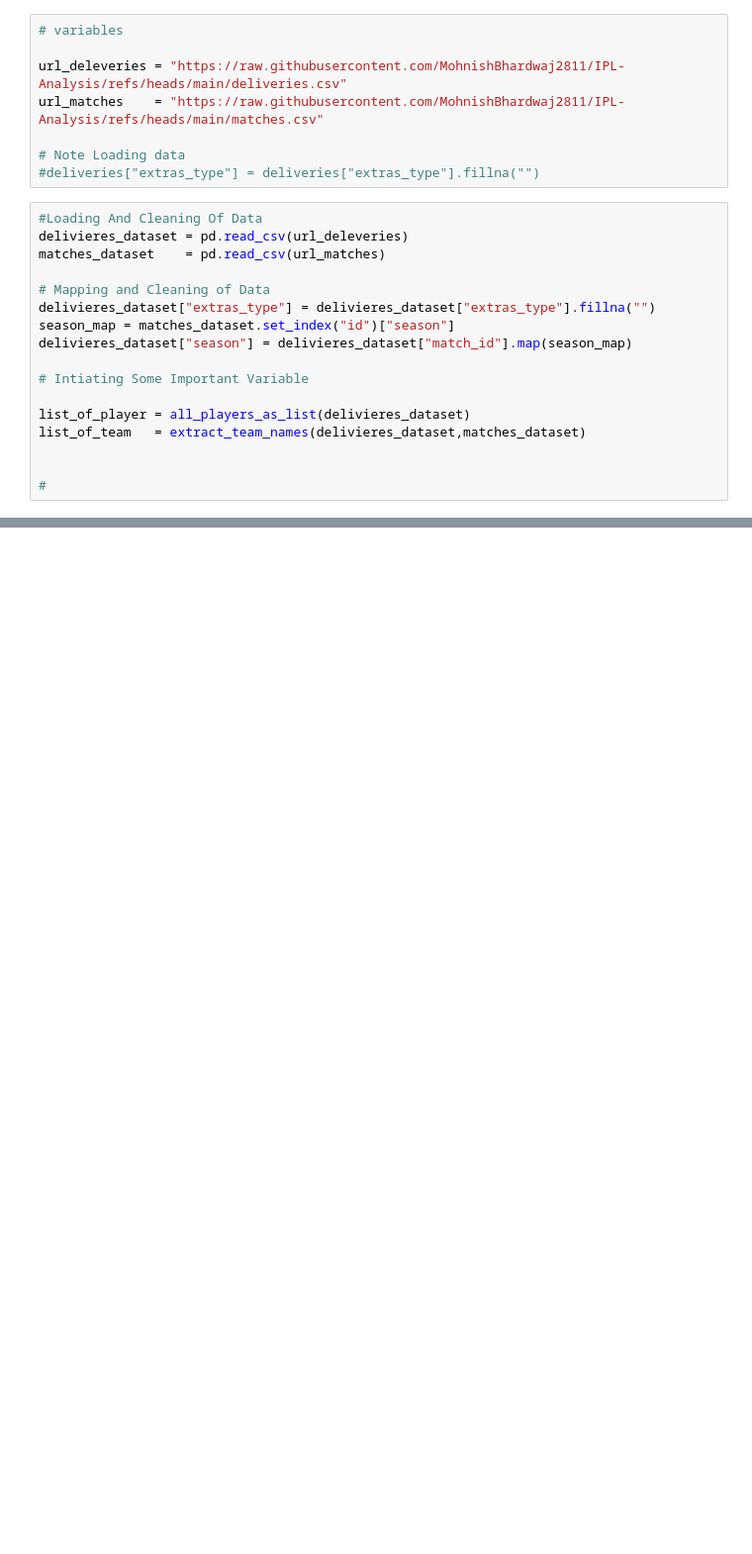
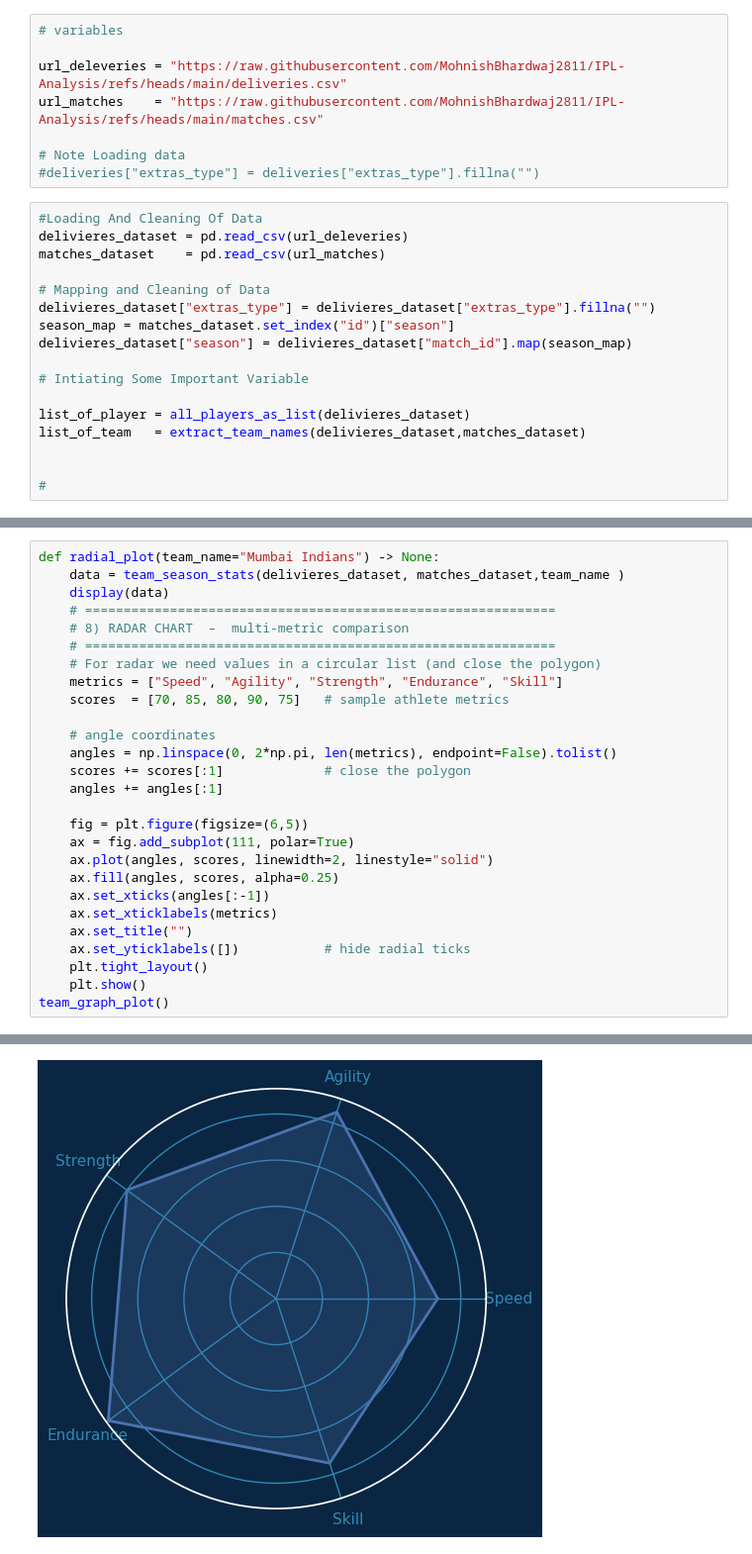
Before and after one commit to MohnishBhardwaj2811/IPL-Analysis, a Jupyter notebook: IPL_Analysis.ipynb, the cells around one changed output, grey strips where cells are left out. Shown at 99% size. Drawn from its saved outputs; the diff is of its cells as text; blank space fills up the shorter version.

```diff
--- a/IPL_Analysis.ipynb
+++ b/IPL_Analysis.ipynb
@@ -910,0 +1132,28 @@ def overall_bowler(deliveries_df: pd.DataFrame,
+# %%
+def radial_plot(team_name="Mumbai Indians") -> None:
+    data = team_season_stats(delivieres_dataset, matches_dataset,team_name )
+    display(data)
+    # =============================================================
+    # 8) RADAR CHART  –  multi-metric comparison
+    # =============================================================
+    # For radar we need values in a circular list (and close the polygon)
+    metrics = ["Speed", "Agility", "Strength", "Endurance", "Skill"]
+    scores  = [70, 85, 80, 90, 75]   # sample athlete metrics
+
+    # angle coordinates
+    angles = np.linspace(0, 2*np.pi, len(metrics), endpoint=False).tolist()
+    scores += scores[:1]             # close the polygon
+    angles += angles[:1]
+
+    fig = plt.figure(figsize=(6,5))
+    ax = fig.add_subplot(111, polar=True)
+    ax.plot(angles, scores, linewidth=2, linestyle="solid")
+    ax.fill(angles, scores, alpha=0.25)
+    ax.set_xticks(angles[:-1])
+    ax.set_xticklabels(metrics)
+    ax.set_title("")
+    ax.set_yticklabels([])           # hide radial ticks
+    plt.tight_layout()
+    plt.show()
+team_graph_plot()
+# %% [output]
@@ -910,0 +1179 @@ def overall_bowler(deliveries_df: pd.DataFrame,
+[figure, added]
```
Also changed, not shown: parts of 13 cells of this notebook.
